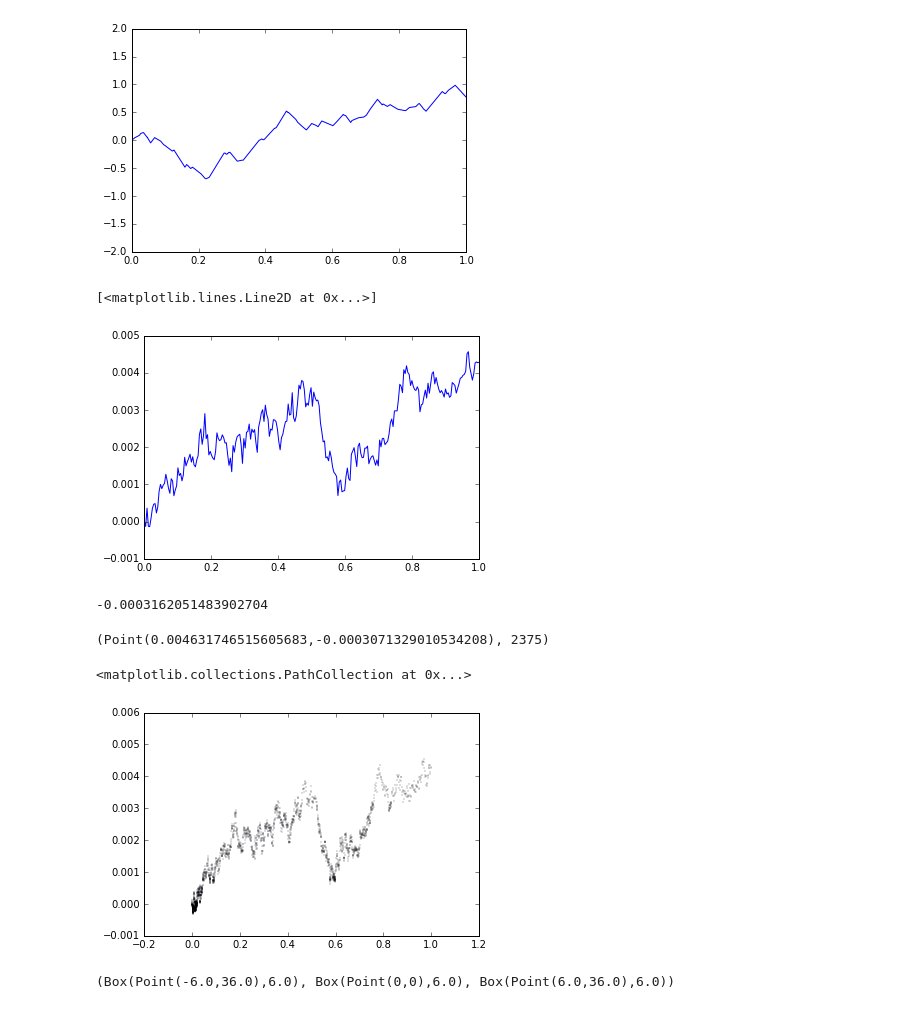
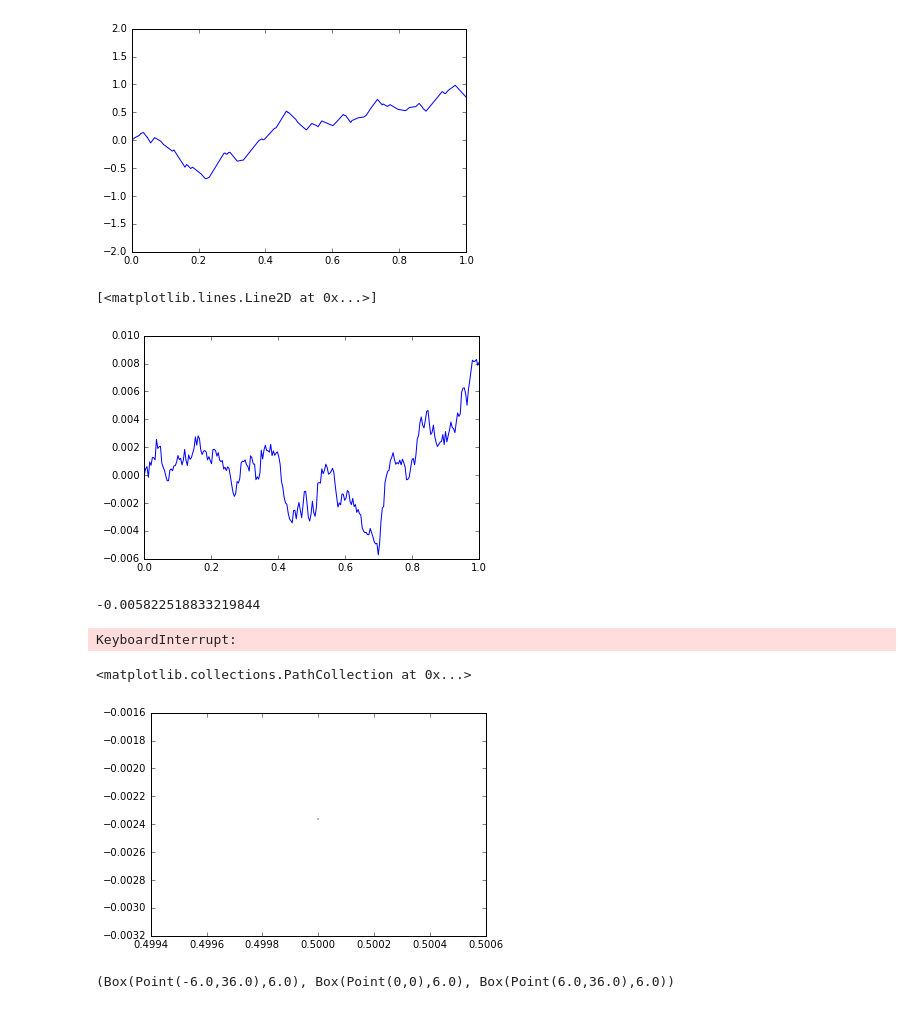
Before and after one commit to RadixSeven/LipschitzOpt, a Jupyter notebook: 1DOpt.ipynb, the cells around one changed output. Saved outputs shown, nothing was run; the diff lists cells and outputs as text; code cells hidden in the pictures.

Commit message:
Improved schubert algorithm but fixing bugs
I improved the Schubert algorithm to
1. only do one expansion at a time so it can use all the available info
2. Expand the point with the minimum center value (rather than minimum lower bound)

Unfortunately, this messed up the error calculation. I thought I fixed
it, but the result takes an awfully long time to run, so I split out
the main loop so I can trace it - here's where I'd want a
debugger. But it is late, so I'll have to continue this at the next
opportunity.

```diff
--- a/1DOpt.ipynb
+++ b/1DOpt.ipynb
@@ -110,6 +110,19 @@ def funcFromPoints(points):
     """Makes a function that linearly interpolates for the control points (error for out of bounds)"""
     return interpolate.interp1d([p.x for p in points], [p.y for p in points],'linear')
 # %%
+def schubertOneStep(boxes, minErr, minFound, func, K):
+        # Among all the boxes whose lower bound is better than the best known, divide the box with the
+        # best center value
+        potentiallyOptimal = [boxPr for boxPr in enumerate(boxes) if boxPr[1].lowerBound(K) <= minFound]
+        toDivideIdx, toDivide = min(potentiallyOptimal, key=lambda p:p[1].center.y)
+        newBoxes = toDivide.divide(func)
+        boxes[toDivideIdx] = newBoxes[0]
+        boxes.extend(newBoxes[1:])
+        minFound = min([box.center.y for box in boxes])
+        minLowerBound = min([box.lowerBound(K) for box in boxes])
+        minErr = minFound - minLowerBound
+        return boxes, minErr, minFound
+
 def schubertAlgorithm(center,width,err,func,K):
     """Returns the best point (and all points tried) on func given that it is Lipschitz continuous with constant K
 
@@ -122,11 +135,10 @@ def schubertAlgorithm(center,width,err,func,K):
     """
     boxes = [Box(Point(center,func(center)), width)]
     minFound = min([box.center.y for box in boxes])
-    minErr = min([box.maxErr(K) for box in boxes if box.center.y == minFound])
+    minLowerBound = min([box.lowerBound(K) for box in boxes])
+    minErr = minFound - minLowerBound
     while(minErr > err):
-        boxes = list(flatten([box if box.lowerBound(K) > minFound else box.divide(func) for box in boxes]))
-        minFound = min([box.center.y for box in boxes])
-        minErr = min([box.maxErr(K) for box in boxes if box.center.y == minFound])
+        boxes, minErr, minFound = schubertOneStep(boxes, minErr, minFound, func, K)
     best = [box for box in boxes if box.center.y == minFound]
     return best[0].center,boxes
 # %%
@@ -150,27 +162,28 @@ plt.ylim([y[0]-2,y[0]+2]) # Without this, the autoscaling makes all runs look th
 (-2, 2)
 [figure]
 # %%
-globalK=5
+globalK=10
 cp=lipschitzControlPoints(1000000,globalK)
 fn=funcFromPoints(cp)
 x = np.linspace(0, 1, 250)
 plt.plot(x,[fn(xx) for xx in x])
 # %% [output]
 [<matplotlib.lines.Line2D at 0x...>]
-[figure, old version]
+[figure, new version]
 # %%
 funcMinimum(cp)
 # %% [output]
--0.0003162051483902704
+-0.005822518833219844
 # %%
-best,boxes=schubertAlgorithm(0.5,1,0.0001,fn,globalK); (best,len(boxes))
+best,boxes=schubertAlgorithm(0.5,1,0.00001,fn,globalK); (best,len(boxes))
 # %% [output]
-(Point(0.004631746515605683,-0.0003071329010534208), 2375)
+KeyboardInterrupt:
 # %%
-plt.scatter([box.center.x for box in boxes],[box.center.y for box in boxes],s=.025)
+plt.scatter([box.center.x for box in boxes],[box.center.y for box in boxes],s=.1)
+#plt.scatter([box.center.x for box in boxes],[box.lowerBound(globalK) for box in boxes],s=.1)
 # %% [output]
 <matplotlib.collections.PathCollection at 0x...>
-[figure, old version]
+[figure, new version]
 # %%
 xsq=lambda x:x*x
 # %%
```
